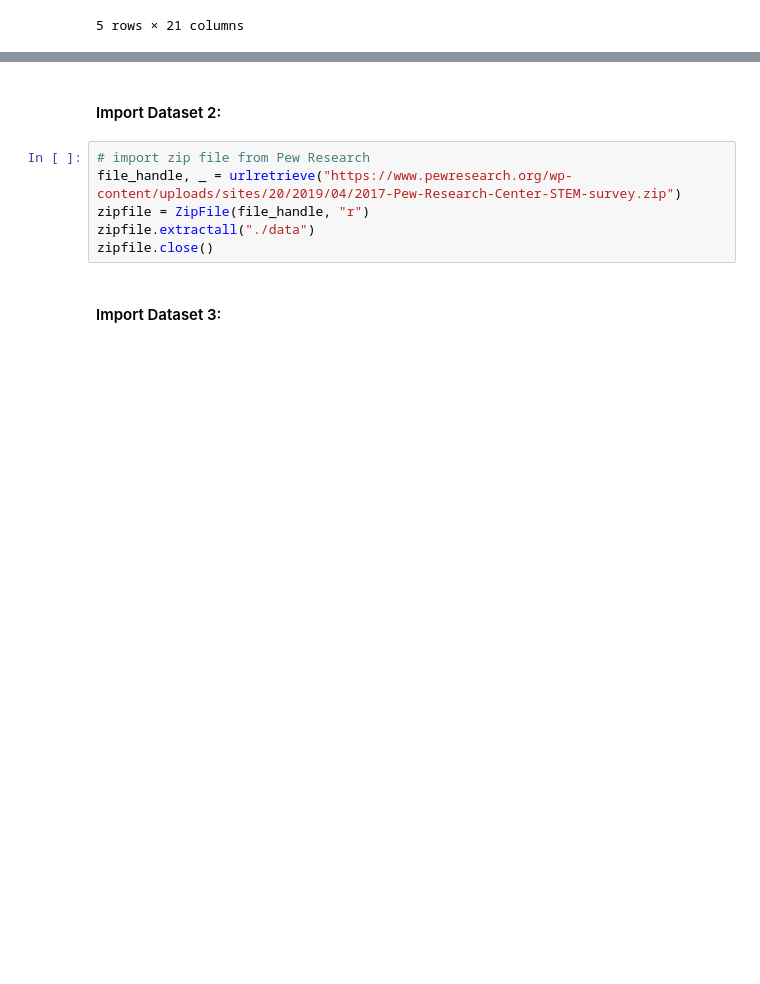
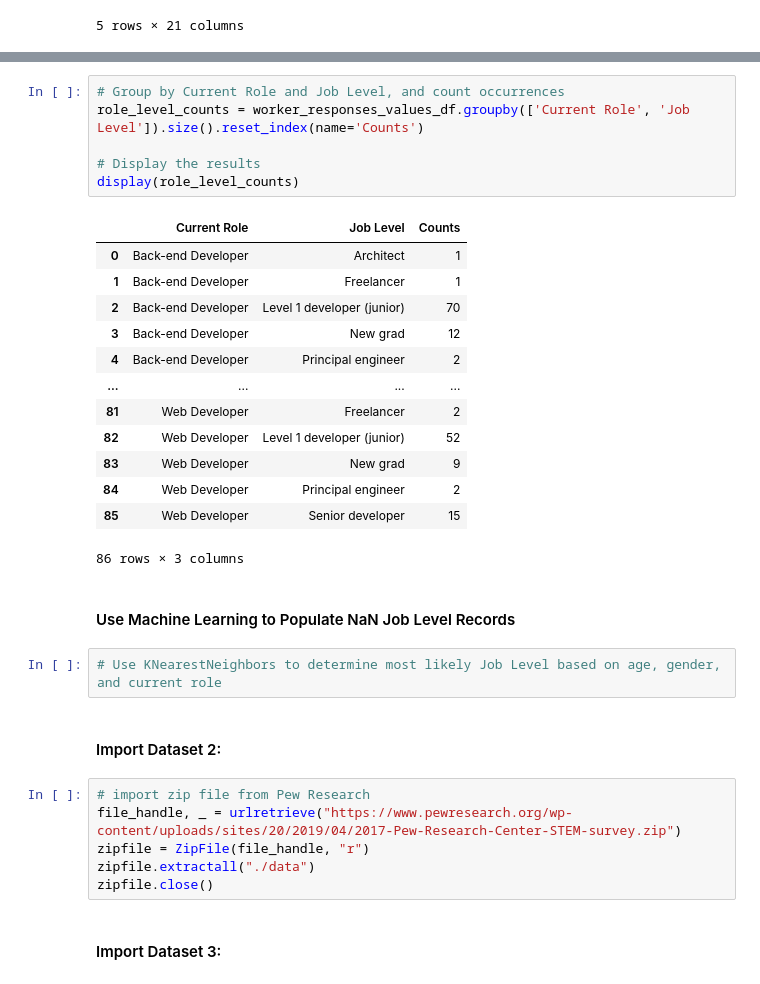
Before and after one commit to IT4063C-Fall24/final-project-yaumj, a Jupyter notebook: source.ipynb, the cells around one changed output, grey strips where cells are left out. Drawn from its saved outputs; the diff is of its cells as text; blank space fills up the shorter version.

```diff
--- a/source.ipynb
+++ b/source.ipynb
@@ -488,3 +601,27 @@ None
+# %%
+# Group by Current Role and Job Level, and count occurrences
+role_level_counts = worker_responses_values_df.groupby(['Current Role', 'Job Level']).size().reset_index(name='Counts')
+
+# Display the results
+display(role_level_counts)
+# %% [output]
+|  | Current Role | Job Level | Counts |
+| 0 | Back-end Developer | Architect | 1 |
+| 1 | Back-end Developer | Freelancer | 1 |
+| 2 | Back-end Developer | Level 1 developer (junior) | 70 |
+| 3 | Back-end Developer | New grad | 12 |
+| 4 | Back-end Developer | Principal engineer | 2 |
+| ... | ... | ... | ... |
+| 81 | Web Developer | Freelancer | 2 |
+| 82 | Web Developer | Level 1 developer (junior) | 52 |
+| 83 | Web Developer | New grad | 9 |
+| 84 | Web Developer | Principal engineer | 2 |
+| 85 | Web Developer | Senior developer | 15 |
+86 rows × 3 columns
+# %% [markdown]
+#### Use Machine Learning to Populate NaN Job Level Records
+# %%
+# Use KNearestNeighbors to determine most likely Job Level based on age, gender, and current role
 # %% [markdown]
 #### Import Dataset 2:
 # %%
```
Also changed, not shown: parts of 5 cells of this notebook, 2 other files.
